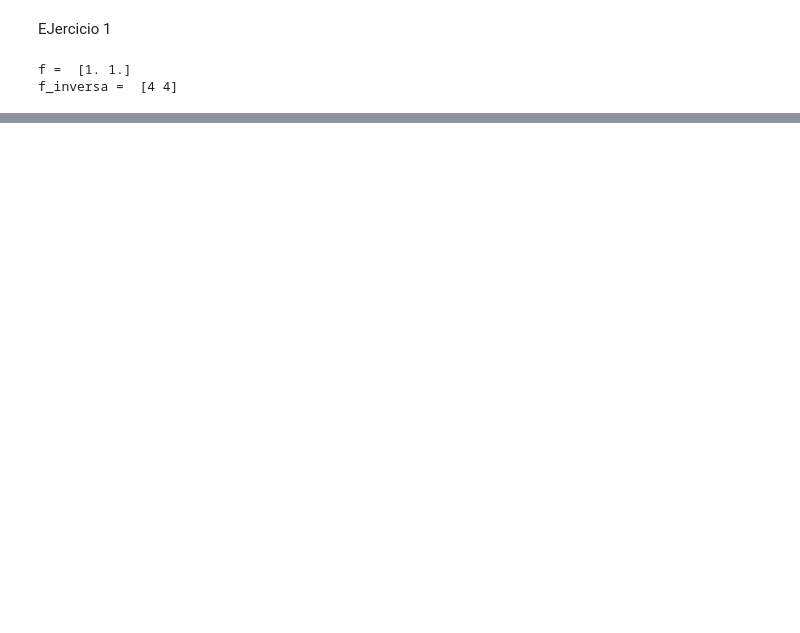
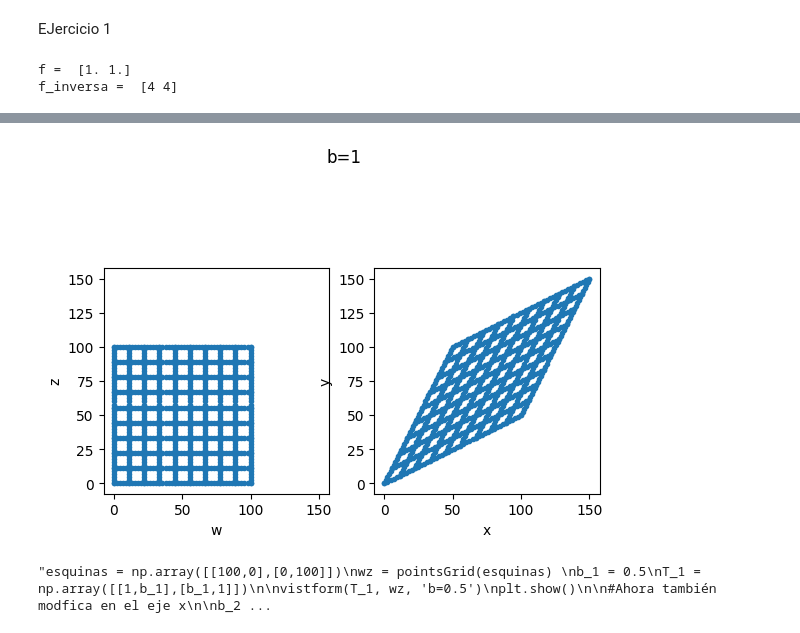
Before and after one commit to guadalupe-santos/ALC-Laboratorios, a Jupyter notebook: Laboratorio_N◦_02_Transformaciones_Lineales.ipynb, the cells around one changed output, grey strips where cells are left out. Saved outputs shown, nothing was run; the diff lists cells and outputs as text; code cells hidden in the pictures; blank space fills up the shorter version.

```diff
--- a/Laboratorio_N◦_02_Transformaciones_Lineales.ipynb
+++ b/Laboratorio_N◦_02_Transformaciones_Lineales.ipynb
@@ -73,0 +148,20 @@ f_circunferencia_inversa =  [1. 0.]
+# %%
+#c)
+esquinas = np.array([[100,0],[0,100]])
+wz = pointsGrid(esquinas)
+b_1 = 0.5
+T_1 = np.array([[1,b_1],[b_1,1]])
+
+vistform(T_1, wz, 'b=0.5')
+plt.show()
+
+#Ahora también modfica en el eje x
+
+b_2 = 1
+T_2 = np.array([[1,b_2],[b_2,1]])
+
+vistform(T_2, wz, 'b=1')
+plt.show()
+# %% [output]
+[figure, added]
+"esquinas = np.array([[100,0],[0,100]])\nwz = pointsGrid(esquinas) \nb_1 = 0.5\nT_1 = np.array([[1,b_1],[b_1,1]])\n\nvistform(T_1, wz, 'b=0.5')\nplt.show()\n\n#Ahora también modfica en el eje x\n\nb_2 ...
```
Also changed, not shown: parts of 19 cells of this notebook.
